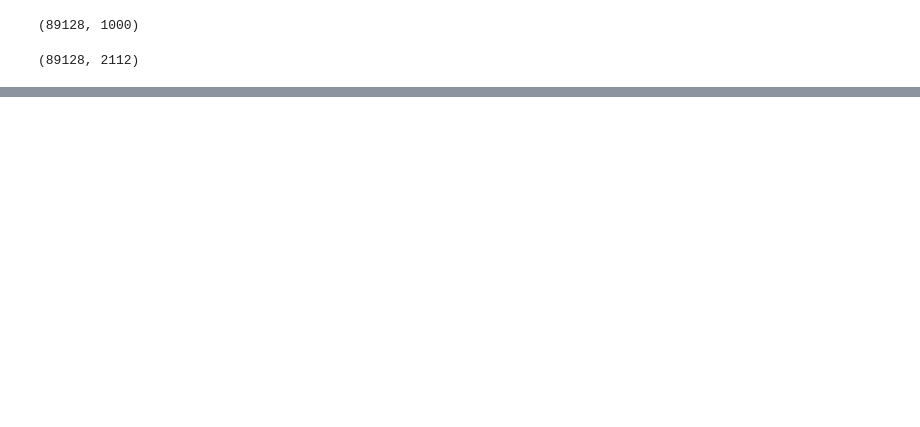
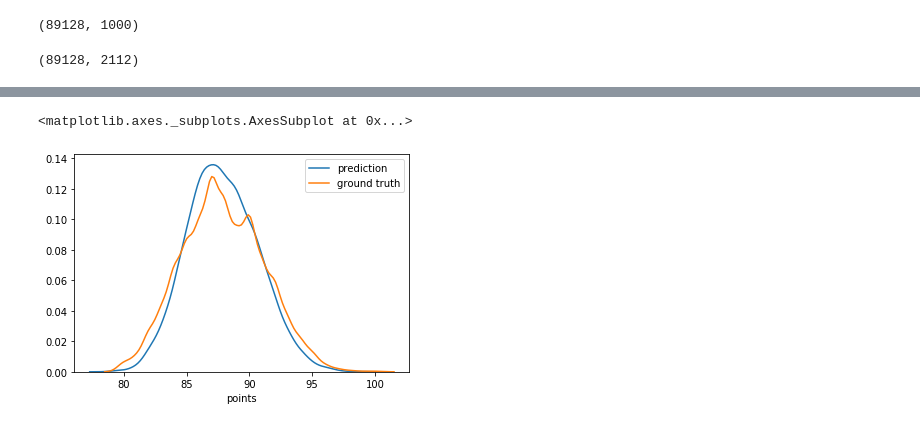
Before and after one commit to gauthiercler/wine-reviews, a Jupyter notebook: notebooks/model.ipynb, the cells around one changed output, grey strips where cells are left out. Cells and saved outputs as stored; diff of their text form; code cells hidden in the pictures; blank space fills up the shorter version.

```diff
--- a/notebooks/model.ipynb
+++ b/notebooks/model.ipynb
@@ -79,0 +106,7 @@ graph
+# %%
+from sklearn.ensemble import GradientBoostingRegressor
+
+clf = GradientBoostingRegressor(verbose=1)
+clf.fit(X_train, y_train)
+
+clf.score(X_test, y_test)
@@ -79,0 +135,24 @@ graph
+# %%
+clf = GradientBoostingRegressor(alpha=0.9, ccp_alpha=0.0, criterion='friedman_mse',
+                           init=None, learning_rate=0.05, loss='ls', max_depth=10,
+                           max_features='sqrt', max_leaf_nodes=None,
+                           min_impurity_decrease=0.0, min_impurity_split=None,
+                           min_samples_leaf=9, min_samples_split=40,
+                           min_weight_fraction_leaf=0.0, n_estimators=3000,
+                           n_iter_no_change=50, presort='deprecated',
+                           random_state=10, subsample=0.95, tol=0.0001,
+                           validation_fraction=0.1, verbose=3, warm_start=False)
+
+# clf = GradientBoostingRegressor(alpha=0.9, ccp_alpha=0.0, criterion='friedman_mse',
+#                            init=None, learning_rate=0.15, loss='ls', max_depth=7,
+#                            max_features='sqrt', max_leaf_nodes=None,
+#                            min_impurity_decrease=0.0, min_impurity_split=None,
+#                            min_samples_leaf=9, min_samples_split=40,
+#                            min_weight_fraction_leaf=0.0, n_estimators=1750,
+#                            n_iter_no_change=None, presort='deprecated',
+#                            random_state=10, subsample=0.95, tol=0.0001,
+#                            validation_fraction=0.1, verbose=3, warm_start=False)
+
+clf.fit(X_train, y_train)
+
+clf.score(X_test, y_test)
@@ -79,0 +193,12 @@ graph
+# %%
+import seaborn as sns
+
+y_pred = clf.predict(X_test)
+
+
+
+sns.distplot(y_pred, hist=False, label='prediction')
+sns.distplot(y_test, hist=False, label='ground truth')
+# %% [output]
+<matplotlib.axes._subplots.AxesSubplot at 0x...>
+[figure, added]
```
Also changed, not shown: parts of 8 cells of this notebook.
